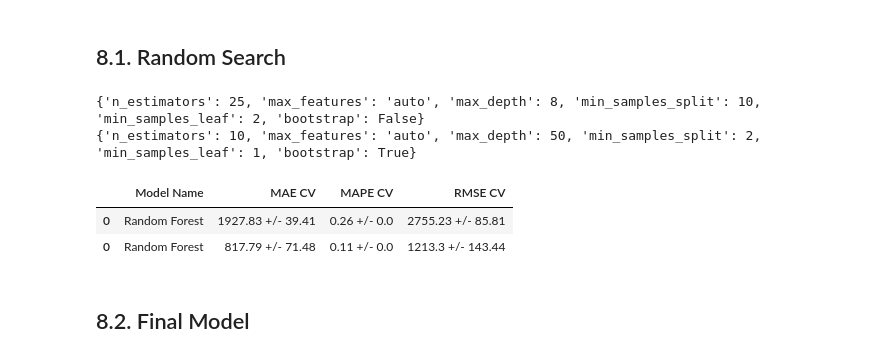
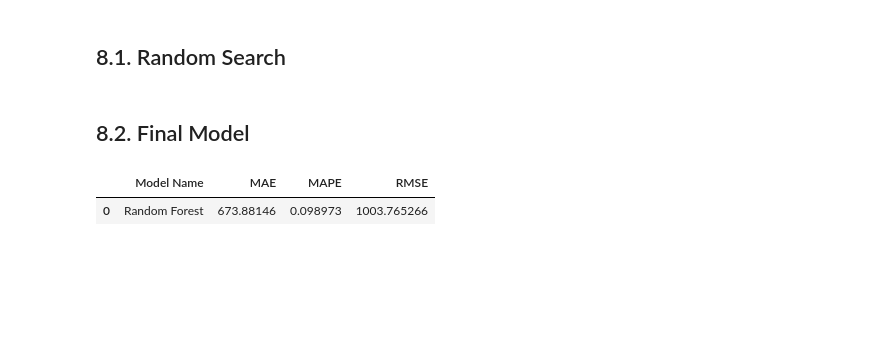
Before and after one commit to endhel/Rossmann-Store-Sales-Forecasting, a Jupyter notebook: store_sales_prediction.ipynb, the cells around one changed output. Cells and saved outputs as stored; diff of their text form; code cells hidden in the pictures; blank space fills up the shorter version.

```diff
--- a/store_sales_prediction.ipynb
+++ b/store_sales_prediction.ipynb
@@ -1092,29 +1088,0 @@ MAX_EVAL = 2
-# %%
-final_result = pd.DataFrame()
-
-for i in range( MAX_EVAL ):
-    # choose values for parameters randomly
-    hp = { k: random.sample(v, 1)[0] for k, v in param.items() }
-    print( hp )
-
-    # model
-    rf = RandomForestRegressor( n_estimators = hp['n_estimators'],
-                                max_features = hp['max_features'],
-                                max_depth = hp['max_depth'],
-                                min_samples_split = hp['min_samples_split'],
-                                min_samples_leaf = hp['min_samples_leaf'],
-                                bootstrap = hp['bootstrap'],
-                                n_jobs=-1,
-                                random_state=42 )
-
-    # performance
-    result = cross_validation( x_training, 2, 'Random Forest', rf, verbose=False )
-    final_result = pd.concat( [final_result, result] )
-
-final_result
-# %% [output]
-{'n_estimators': 25, 'max_features': 'auto', 'max_depth': 8, 'min_samples_split': 10, 'min_samples_leaf': 2, 'bootstrap': False}
-{'n_estimators': 10, 'max_features': 'auto', 'max_depth': 50, 'min_samples_split': 2, 'min_samples_leaf': 1, 'bootstrap': True}
-|  | Model Name | MAE CV | MAPE CV | RMSE CV |
-| 0 | Random Forest | 1927.83 +/- 39.41 | 0.26 +/- 0.0 | 2755.23 +/- 85.81 |
-| 0 | Random Forest | 817.79 +/- 71.48 | 0.11 +/- 0.0 | 1213.3 +/- 143.44 |
@@ -1122,27 +1113,30 @@ final_result
 ## 8.2. Final Model
 # %%
 param_tuned = {
-    'n_estimators':
-    'max_features':
-    'max_depth':
-    'min_samples_split':
-    'min_samples_leaf':
-    'bootstrap':
+    'n_estimators': 200,
+    'max_features': 'auto',
+    'max_depth': 30,
+    'min_samples_split': 2,
+    'min_samples_leaf': 2,
+    'bootstrap': True
 }
 # %%
 # model
-rf = RandomForestRegressor( n_estimators = hp['n_estimators'],
-                            max_features = hp['max_features'],
-                            max_depth = hp['max_depth'],
-                            min_samples_split = hp['min_samples_split'],
-                            min_samples_leaf = hp['min_samples_leaf'],
-                            bootstrap = hp['bootstrap'],
-                            n_jobs=-1,
-                            random_state=42 ).fit( x_train, y_train )
+rf_tuned = RandomForestRegressor( n_estimators = param_tuned['n_estimators'],
+                                  max_features = param_tuned['max_features'],
+                                  max_depth = param_tuned['max_depth'],
+                                  min_samples_split = param_tuned['min_samples_split'],
+                                  min_samples_leaf = param_tuned['min_samples_leaf'],
+                                  bootstrap = param_tuned['bootstrap'],
+                                  n_jobs=-1,
+                                  random_state=42 ).fit( x_train, y_train )
 
 # prediction
 yhat_rf_tuned = rf_tuned.predict( x_test )
 
 # performance
 rf_result_tuned = ml_error( 'Random Forest', np.expm1( y_test ), np.expm1( yhat_rf_tuned ) )
 rf_result_tuned
+# %% [output]
+|  | Model Name | MAE | MAPE | RMSE |
+| 0 | Random Forest | 673.88146 | 0.098973 | 1003.765266 |
```
Also changed, not shown: parts of 8 cells of this notebook.
